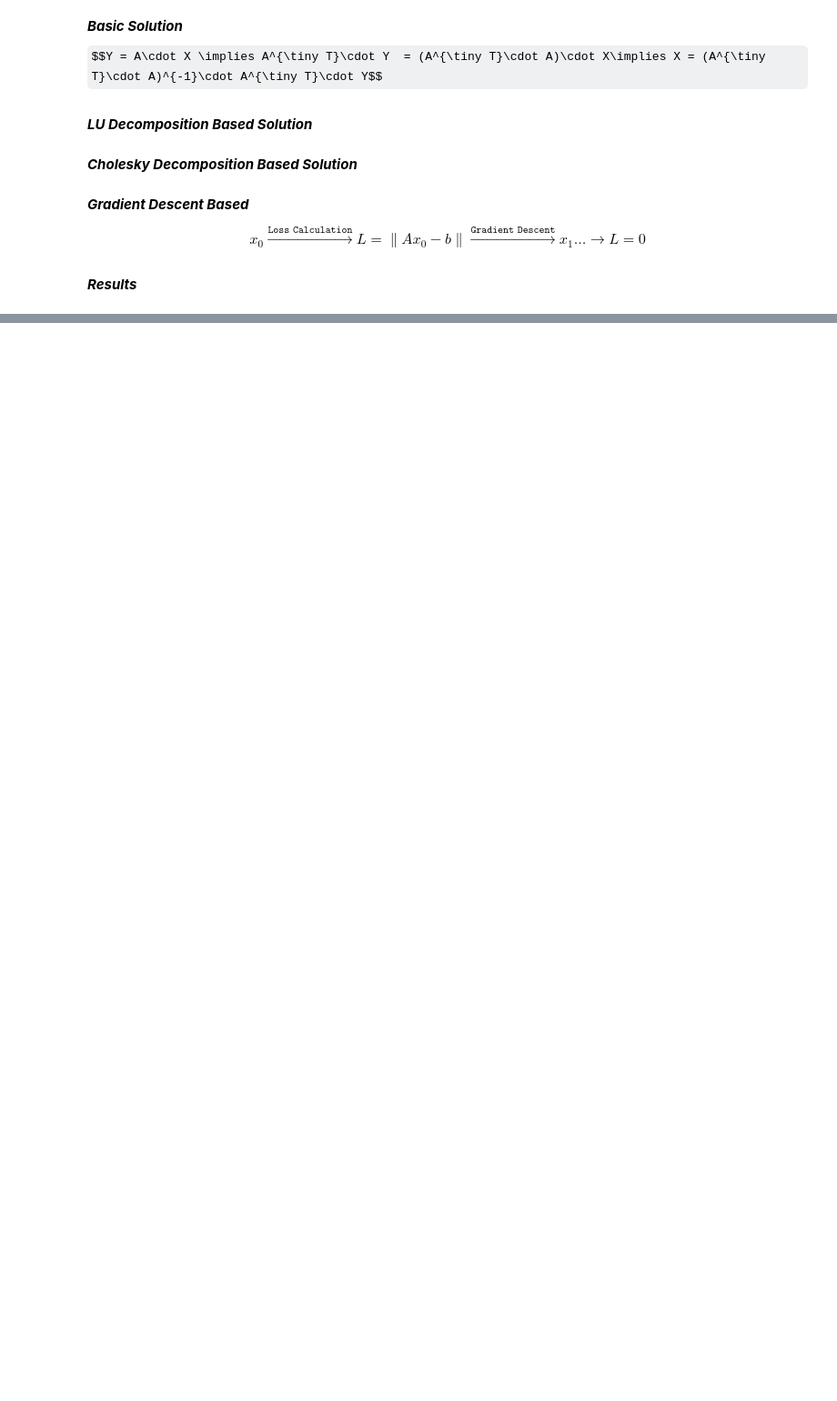
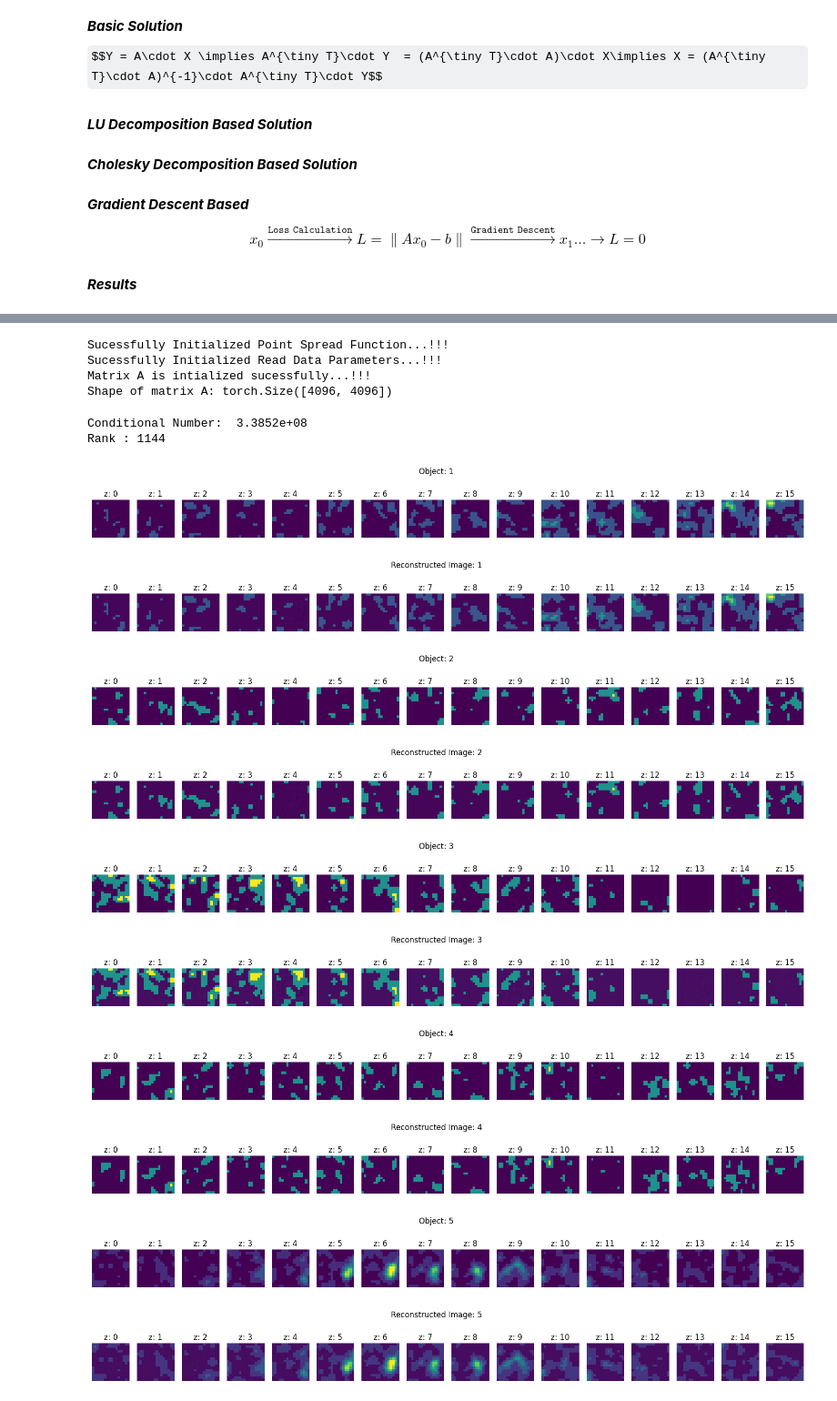
Before and after one commit to sanjith1999/FRIS, a Jupyter notebook: forward_model/basic_reconstruction.ipynb, the cells around one changed output, grey strips where cells are left out. Shown at 91% size. Saved outputs shown, nothing was run; the diff lists cells and outputs as text; code cells hidden in the pictures; some formulas as TeX source; blank space fills up the shorter version.

```diff
--- a/forward_model/basic_reconstruction.ipynb
+++ b/forward_model/basic_reconstruction.ipynb
@@ -104,0 +112,53 @@ for c_ in range(5):
+# %%
+# Parameter Definition
+NA = .5
+Rindex= 1
+lambda_= 532.0/ 1000 #um
+dx= 2.0 #um
+
+Nx,Ny,Nz = 16,16,16
+m = 8
+
+fm.init_parameters(NA_=NA, Rindex_=Rindex, lambda_=lambda_, dx_=dx, Nx_=Nx, Ny_=Ny, Nz_=Nz)
+fm.init_DMD_patterns(m)
+rd.init_parameters(Nx,Ny,Nz)
+fm.init_one_shot(m,num_planes = 2)
+
+def one_shot_model(X):
+    return torch.matmul(fm.A,X)
+
+print(f"Shape of matrix A: {fm.A.shape}")
+# %% [output]
+Sucessfully Initialized Point Spread Function...!!!
+Sucessfully Initialized Read Data Parameters...!!!
+Matrix A is intialized sucessfully...!!!
+Shape of matrix A: torch.Size([4096, 4096])
+# %%
+ATA = (fm.A.T@fm.A).float()
+print("Conditional Number: ","{:.4e}".format(torch.linalg.cond(ATA)))
+print(f"Rank : {torch.linalg.matrix_rank(ATA)}")
+# %% [output]
+Conditional Number:  3.3852e+08
+Rank : 1144
+# %%
+for c_ in range(5):
+    rd.load_object("neural_cell", verbose=False)
+    X_original = (rd.X).flatten()
+    Y = one_shot_model(X_original)
+    # X_reconstructed = reconstruct_image_gd(Y)
+    X_reconstructed = torch.linalg.lstsq(fm.A,Y).solution
+    X3D_recons = X_reconstructed.view(Nz,Nx, Ny)
+    X3D_orig = X_original.view(Nz,Nx,Ny)
+    fm.show_planes_z(X3D_orig.detach().cpu().numpy(),f"Object: {c_+1}",[i for i in range(Nz)])
+    fm.show_planes_z(X3D_recons.detach().cpu().numpy(),f"Reconstructed Image: {c_+1}",[i for i in range(Nz)])
+# %% [output]
+[figure, added]
+[figure, added]
+[figure, added]
+[figure, added]
+[figure, added]
+[figure, added]
+[figure, added]
+[figure, added]
+[figure, added]
+[figure, added]
```
Also changed, not shown: parts of 6 cells of this notebook, 2 other files.
